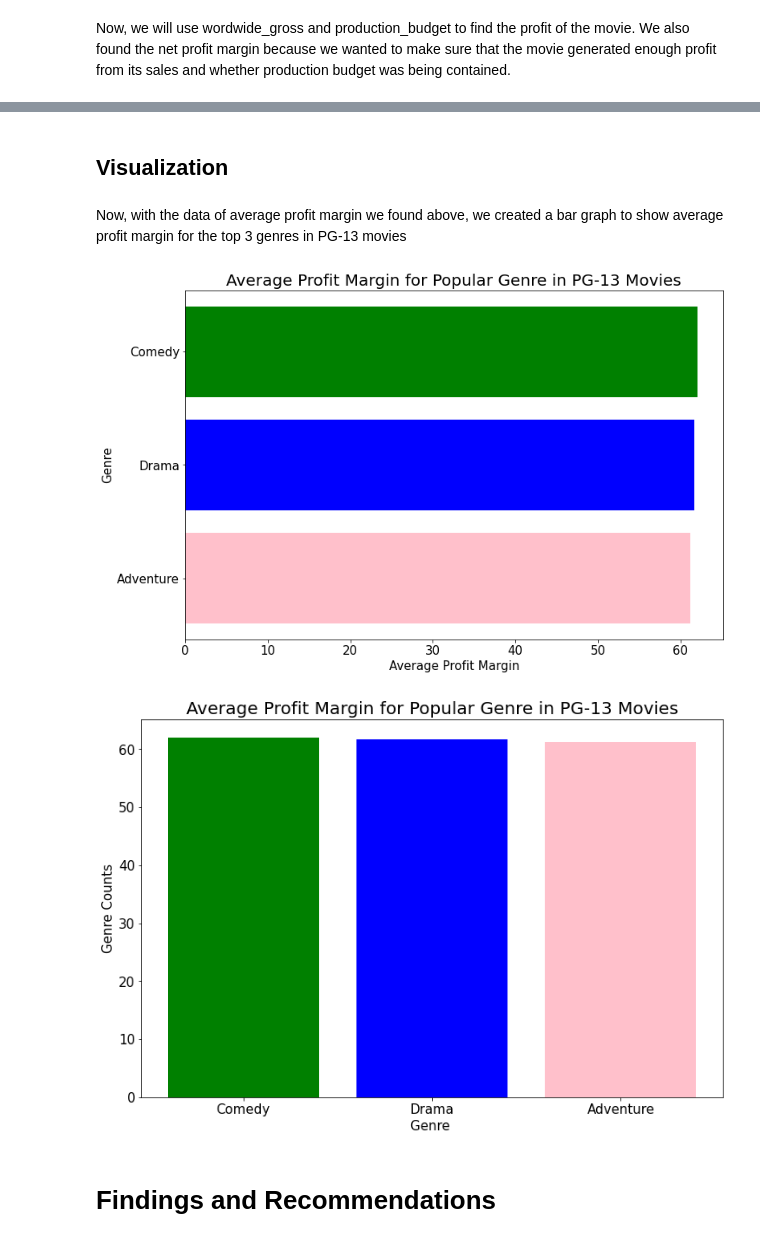
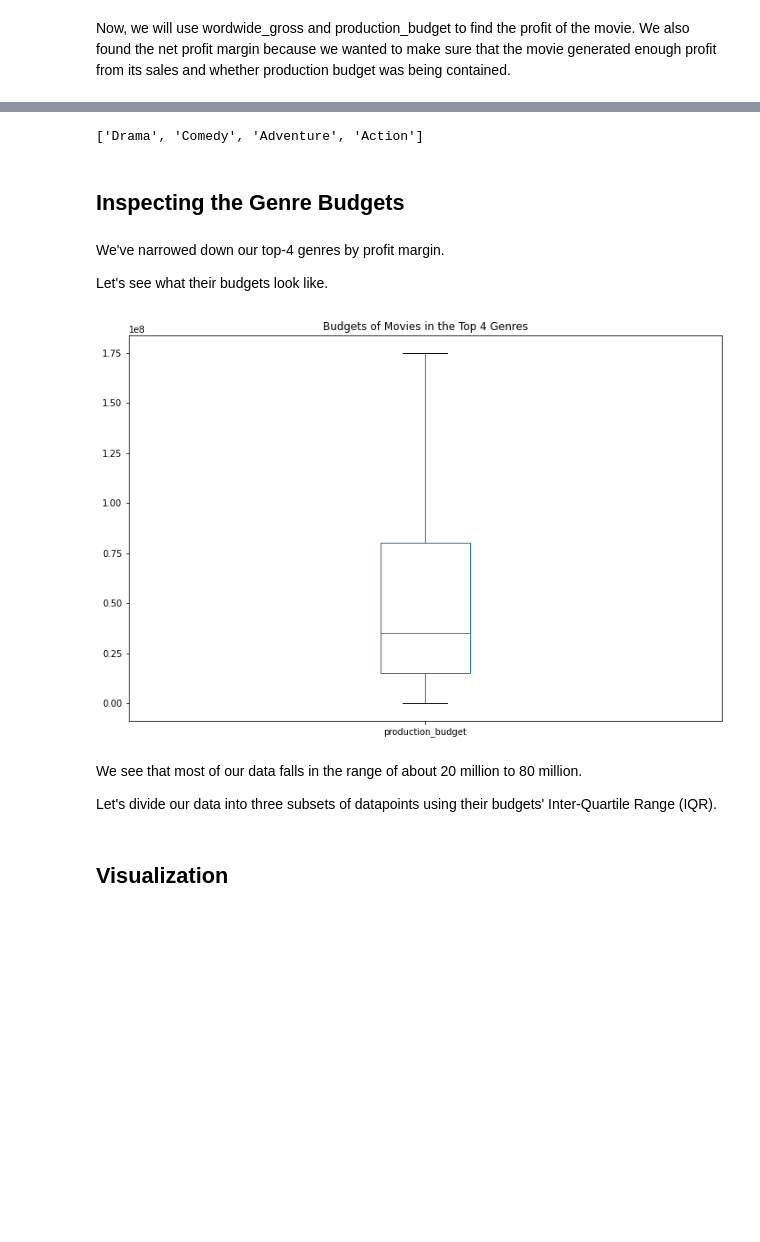
Before and after one commit to soohyunnie/avocoder-group-3-movie-analysis, a Jupyter notebook: Final_Notebook.ipynb, the cells around one changed output, grey strips where cells are left out. Cells and saved outputs as stored; diff of their text form; code cells hidden in the pictures; blank space fills up the shorter version.

```diff
--- a/Final_Notebook.ipynb
+++ b/Final_Notebook.ipynb
@@ -263,0 +256,4 @@ average_profit_margin_genre = dict(sorted(average_profit_margin_genre.items(),ke
+# %%
+# Dropping anything with a negative profit margin, as we only want to see succesful films
+filtered_df = condensed_profit[condensed_profit['profit_margin'] >= 0]
+filtered_df
@@ -263,0 +274,4 @@ average_profit_margin_genre = dict(sorted(average_profit_margin_genre.items(),ke
+# %%
+# Looking at the top 4 genres in the DF
+filtered_df = filtered_df[(filtered_df['genres'].str.contains('Adventure')) | (filtered_df['genres'].str.contains('Comedy')) | (filtered_df['genres'].str.contains('Drama')) | (filtered_df['genres'].str.contains('Action'))]
+filtered_df
@@ -263,0 +292,24 @@ average_profit_margin_genre = dict(sorted(average_profit_margin_genre.items(),ke
+# %%
+top4_genre = list(genre_dict.keys())[:4]
+top4_genre
+# %% [output]
+['Drama', 'Comedy', 'Adventure', 'Action']
+# %% [markdown]
+## Inspecting the Genre Budgets ##
+# %% [markdown]
+We've narrowed down our top-4 genres by profit margin.
+
+Let's see what their budgets look like.
+# %%
+fig, ax = plt.subplots(figsize=(12,8))
+filtered_df.boxplot('production_budget', showfliers=False, ax=ax)
+ax.grid(False)
+ax.set_title('Budgets of Movies in the Top 4 Genres');
+
+plt.savefig('images/filtered_df_boxplot')
+# %% [output]
+[figure, added]
+# %% [markdown]
+We see that most of our data falls in the range of about 20 million to 80 million.
+
+Let's divide our data into three subsets of datapoints using their budgets' Inter-Quartile Range (IQR).
@@ -264,46 +324,2 @@ average_profit_margin_genre = dict(sorted(average_profit_margin_genre.items(),ke
 # %% [markdown]
-## Visualization
+## Visualization ##
-# %% [markdown]
-Now, with the data of average profit margin we found above, we created a bar graph to show average profit margin for the top 3 genres in PG-13 movies
-# %%
-# Make a bar graph with the genre and their average profit margin
-average_profit_margin_genre = average_profit_margin_genre = dict(sorted(average_profit_margin_genre.items(),key = lambda x:x[1]))
-fig, ax = plt.subplots(figsize=(12, 8))
-
-# Set x to be the genres and set y to be the aaverage profit margins
-x = list(average_profit_margin_genre.keys())
-height = list(average_profit_margin_genre.values())
-
-ax.barh(x, height, color=['pink','blue','green'])
-ax.set_title('Average Profit Margin for Popular Genre in PG-13 Movies', fontsize=20)
-ax.set_xlabel('Average Profit Margin', fontsize=15)
-ax.set_ylabel('Genre', fontsize=15)
-plt.xticks(fontsize=15)
-plt.yticks(fontsize=15)
-
-plt.savefig('images/average_profit_margin_pg_13_genre.png', bbox_inches = "tight")
-# %% [output]
-[figure, removed]
-# %%
-fig, ax = plt.subplots(figsize=(12, 8))
-average_profit_margin_genre = average_profit_margin_genre = dict(sorted(average_profit_margin_genre.items(),key = lambda x:x[1],reverse=True))
-
-x = list(average_profit_margin_genre.keys())
-height = list(average_profit_margin_genre.values())
-ax.bar(x, height,color=color)
-
-ax.set_title('Average Profit Margin for Popular Genre in PG-13 Movies', fontsize=20)
-ax.set_xlabel('Genre ', fontsize=15)
-ax.set_ylabel('Genre Counts', fontsize=15)
-plt.xticks(fontsize=15)
-plt.yticks(fontsize=15);
-#colors = {round((height[val]/sum(height[:5]))*100,1) : color[val] for val in range(0,len(color[:5]))}
-
-#labels = list(colors.keys())
-#handles = [plt.Rectangle((0,0),1,1, color=colors[label]) for label in labels]
-#plt.legend(handles, labels, title='Percent',fontsize=15);
-plt.savefig('Avg_Prof_Reg_Barchart')
-# %% [output]
-[figure, removed]
-# %% [markdown]
-# Findings and Recommendations
```
Also changed, not shown: parts of 26 cells of this notebook, 11 other files.
